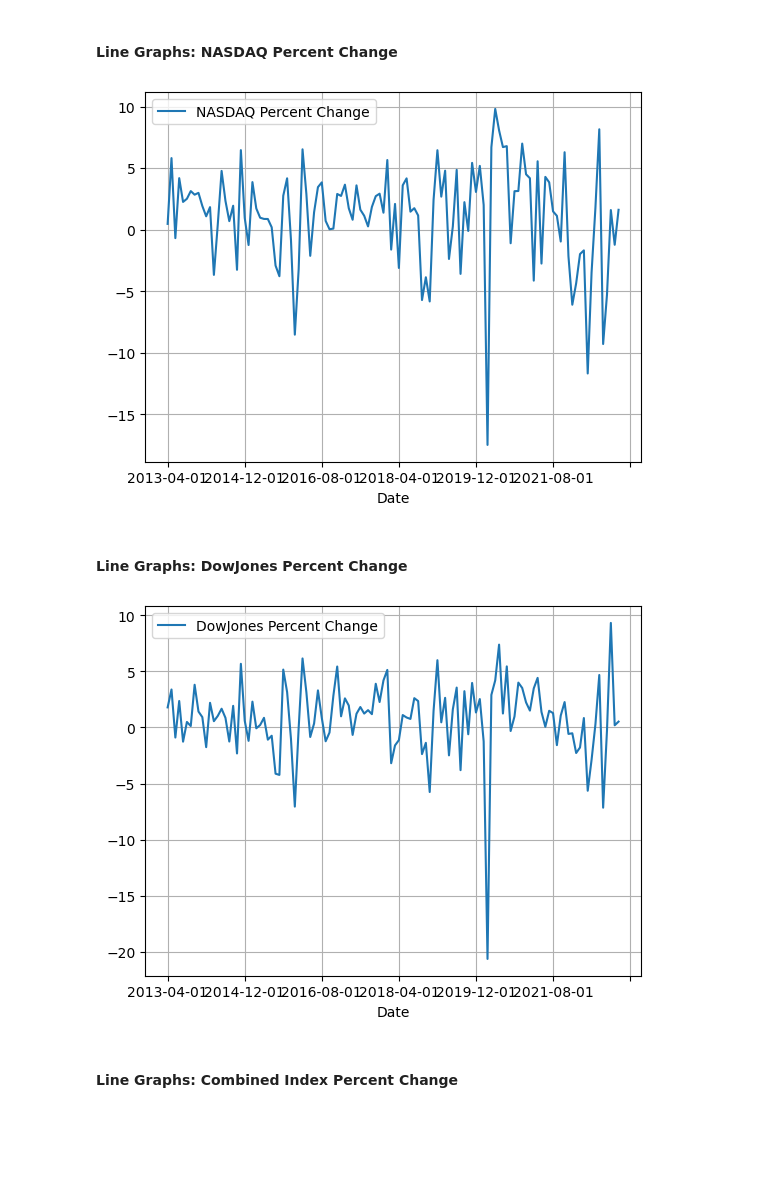
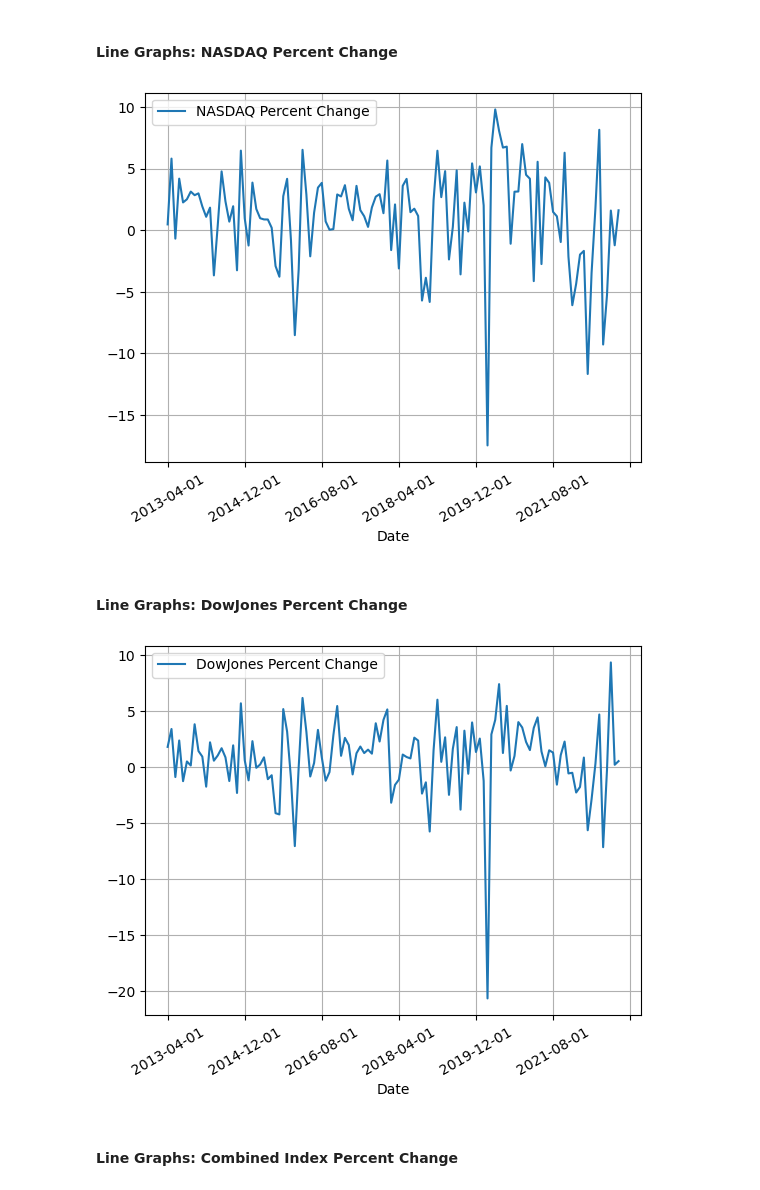
Before and after one commit to SantDRS/project1, a Jupyter notebook: G1P1_DataVisualizations_FinalCopy.ipynb, the cells around one changed output. Cells and saved outputs as stored; diff of their text form; code cells hidden in the pictures; blank space fills up the shorter version.

```diff
--- a/G1P1_DataVisualizations_FinalCopy.ipynb
+++ b/G1P1_DataVisualizations_FinalCopy.ipynb
@@ -128,19 +128,21 @@ plt.show()
 # %%
 # Plot NASDAQ Percent Change
 ci_df.plot(x= 'Date', y='NASDAQ Percent Change', kind='line')
+plt.xticks(rotation=30)
 plt.grid(True)
 plt.show()
 # %% [output]
-[figure, old version]
+[figure, new version]
 # %% [markdown]
 #### Line Graphs: DowJones Percent Change
 # %%
 # Plot DowJones Percent Change
 ci_df.plot(x= 'Date', y='DowJones Percent Change', kind='line')
+plt.xticks(rotation=30)
 plt.grid(True)
 plt.show()
 # %% [output]
-[figure, old version]
+[figure, new version]
 # %% [markdown]
 #### Line Graphs: Combined Index Percent Change
 # %%
```
Also changed, not shown: parts of 30 cells of this notebook, 1 other file.
